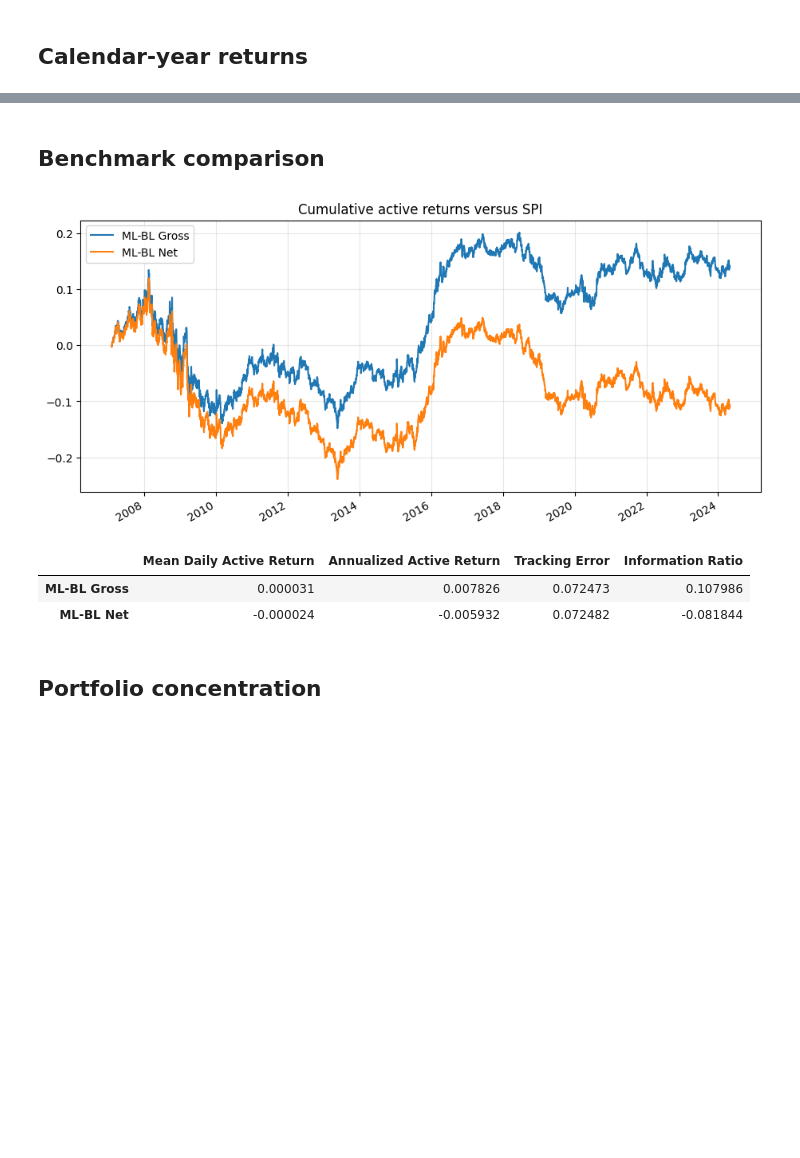
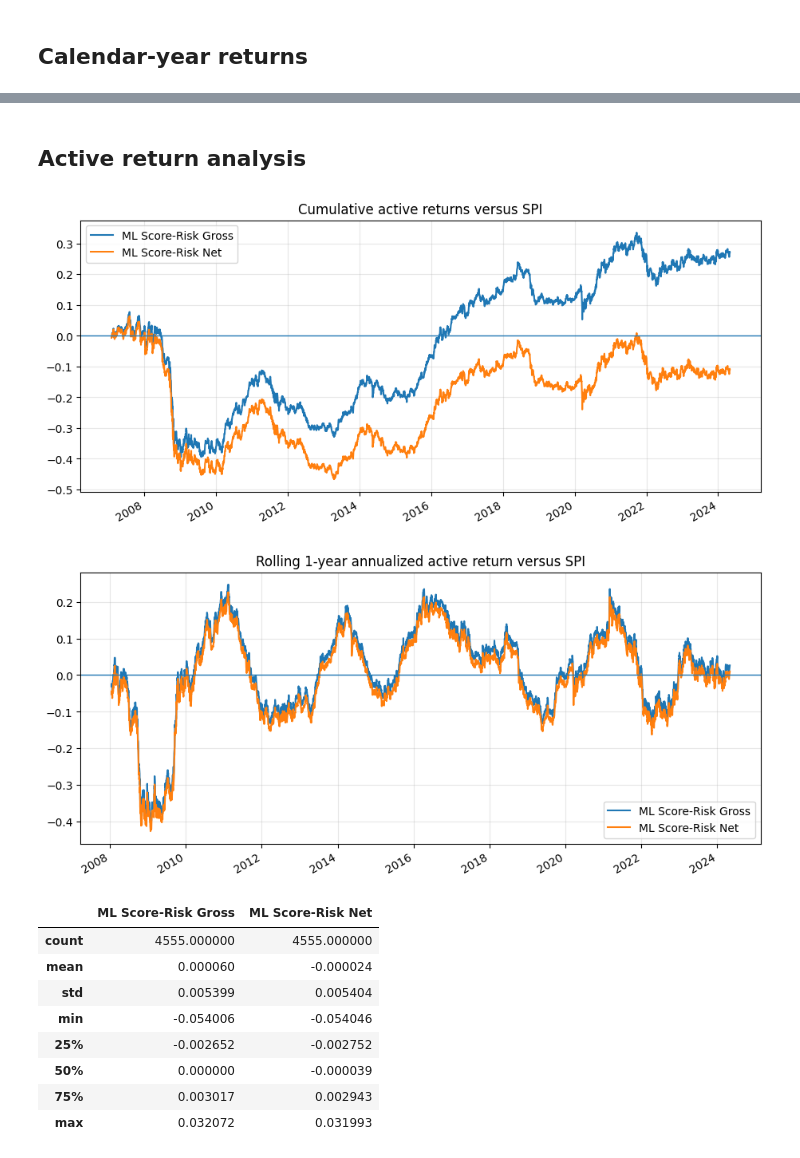
Before and after one commit to marci314/qpmwp-course, a Jupyter notebook: assignments/assignment_5.ipynb, the cells around one changed output, grey strips where cells are left out. Cells and saved outputs as stored; diff of their text form; code cells hidden in the pictures; blank space fills up the shorter version.

Commit message:
updated assignments

```diff
--- a/assignments/assignment_5.ipynb
+++ b/assignments/assignment_5.ipynb
@@ -45,18 +49,22 @@ Produce an HTML report (for example, by converting a .ipynb notebook to HTML) co
 # %%
 import os
 import sys
+import warnings
 from pathlib import Path
 
 import numpy as np
 import pandas as pd
 import matplotlib.pyplot as plt
 
+from sklearn.impute import SimpleImputer
 from sklearn.linear_model import Ridge
 from sklearn.pipeline import Pipeline
 from sklearn.preprocessing import StandardScaler
 
+warnings.filterwarnings('ignore')
+
 project_root = Path.cwd()
-if not (project_root / 'data').exists():
+while not (project_root / 'src').exists() and project_root != project_root.parent:
     project_root = project_root.parent
 
 src_path = project_root / 'src'
@@ -65,7 +73,7 @@ sys.path.append(str(src_path))
 
 from helper_functions import load_data_spi, align_market_data_with_jkp_data
 from estimation.covariance import Covariance
-from optimization.optimization import BlackLitterman
+from optimization.optimization import ScoreVariance
 from backtesting.backtest_item_builder.bib_classes import SelectionItemBuilder, OptimizationItemBuilder
 from backtesting.backtest_item_builder.bibfn_selection import (
     bibfn_selection_gaps,
@@ -75,7 +83,6 @@ from backtesting.backtest_item_builder.bibfn_selection import (
 from backtesting.backtest_item_builder.bibfn_optimization_data import (
     bibfn_return_series,
     bibfn_scores,
-    bibfn_cap_weights,
 )
 from backtesting.backtest_item_builder.bibfn_constraints import (
     bibfn_budget_constraint,
@@ -310,11 +446,13 @@ bs = BacktestService(
 # %% [markdown]
 ## Run backtest
 # %%
-bt_ml_bl = Backtest()
-bt_ml_bl.run(bs=bs)
+bt_ml_sv = Backtest()
+bt_ml_sv.run(bs=bs)
 
-bt_ml_bl.save(
+bt_ml_sv.save(
     path=str(SAVE_PATH),
-    filename='assignment_5_ml_black_litterman.pickle',
+    filename='assignment_5_ml_score_variance.pickle',
 )
+
+len(bt_ml_sv.strategy.portfolios)
 # %% [output]
@@ -511,27 +674,34 @@ calendar_year_returns
-# %% [markdown]
-## Benchmark comparison
+# %% [markdown]
+## Active return analysis
 # %%
-active_returns = sim[['ML-BL Gross', 'ML-BL Net']].sub(sim['SPI'], axis=0)
+active_returns = sim[['ML Score-Risk Gross', 'ML Score-Risk Net']].sub(sim['SPI'], axis=0)
 
 active_returns.cumsum().plot(
     title='Cumulative active returns versus SPI',
     figsize=(11, 5),
 )
+plt.axhline(0, linewidth=1)
 plt.grid(alpha=0.3)
 plt.show()
 
-active_summary = pd.DataFrame({
-    'Mean Daily Active Return': active_returns.mean(),
-    'Annualized Active Return': active_returns.mean() * 252,
-    'Tracking Error': active_returns.std() * np.sqrt(252),
-    'Information Ratio': active_returns.mean() / active_returns.std() * np.sqrt(252),
-})
+active_returns.rolling(252).mean().mul(252).plot(
+    title='Rolling 1-year annualized active return versus SPI',
+    figsize=(11, 5),
+)
+plt.axhline(0, linewidth=1)
+plt.grid(alpha=0.3)
+plt.show()
 
-active_summary
+active_returns.describe()
 # %% [output]
-[figure, old version]
+[figure, new version]
+[figure, added]
-|  | Mean Daily Active Return | Annualized Active Return | Tracking Error | Information Ratio |
-| ML-BL Gross | 0.000031 | 0.007826 | 0.072473 | 0.107986 |
-| ML-BL Net | -0.000024 | -0.005932 | 0.072482 | -0.081844 |
+|  | ML Score-Risk Gross | ML Score-Risk Net |
+| count | 4555.000000 | 4555.000000 |
+| mean | 0.000060 | -0.000024 |
+| std | 0.005399 | 0.005404 |
+| min | -0.054006 | -0.054046 |
+| 25% | -0.002652 | -0.002752 |
+| 50% | 0.000000 | -0.000039 |
+| 75% | 0.003017 | 0.002943 |
+| max | 0.032072 | 0.031993 |
-# %% [markdown]
-## Portfolio concentration
```
Also changed, not shown: parts of 34 cells of this notebook, 3 other files.
